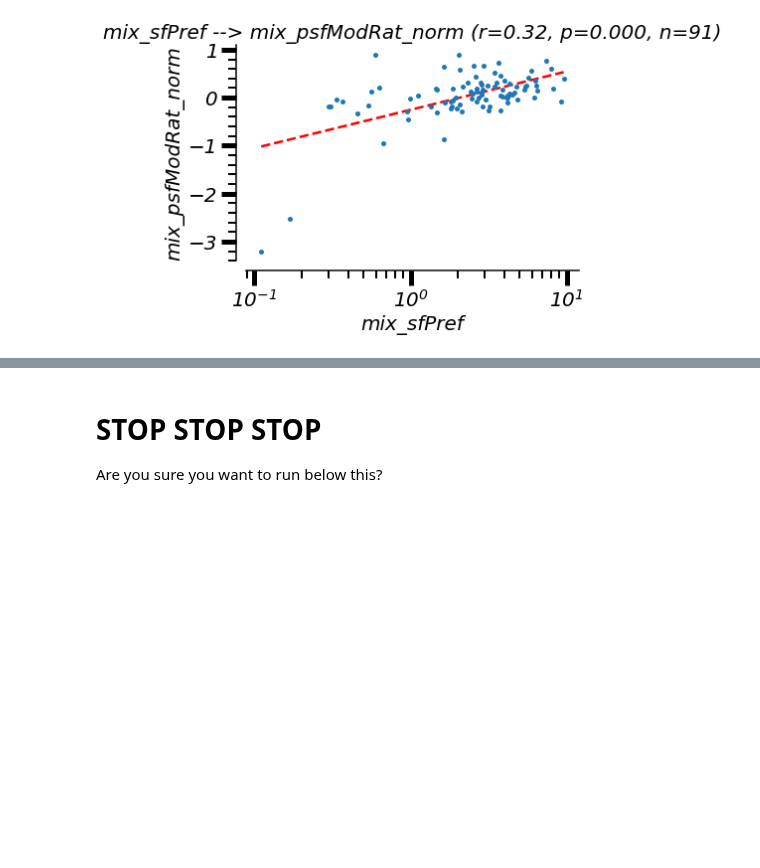
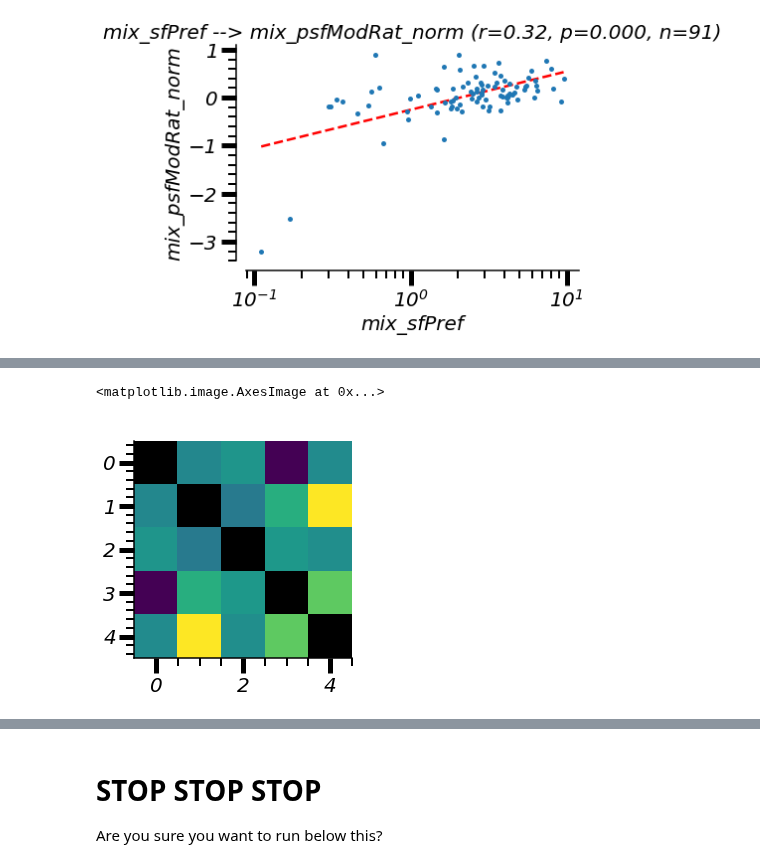
Before and after one commit to paul-levy/SF-diversity, a Jupyter notebook: descrAnalysisV1-allExps.ipynb, the cells around one changed output, grey strips where cells are left out. Cells and saved outputs as stored; diff of their text form; code cells hidden in the pictures; blank space fills up the shorter version.

```diff
--- a/descrAnalysisV1-allExps.ipynb
+++ b/descrAnalysisV1-allExps.ipynb
@@ -2063,0 +2131,2 @@ sns.despine(offset=10);
+# %%
+ind_set = np.vstack((mix_sfPref, mix_bw34, supr_mod, f1f0, oriCV))
@@ -2063,0 +2150,3 @@ sns.despine(offset=10);
+# %%
+yr = pd.DataFrame(ind_set.transpose(), columns=('sfPref', 'bw34', 'supr_mod', 'f1f0', 'oriCV'));
+yr.corr()
@@ -2063,0 +2160,7 @@ sns.despine(offset=10);
+# %%
+crs = np.array(yr.corr());
+crs[np.diag_indices_from(crs)[0], np.diag_indices_from(crs)[1]] = np.nan;
+plt.imshow(crs);
+# %% [output]
+<matplotlib.image.AxesImage at 0x...>
+[figure, added]
```
Also changed, not shown: parts of 24 cells of this notebook, 2 other files.
